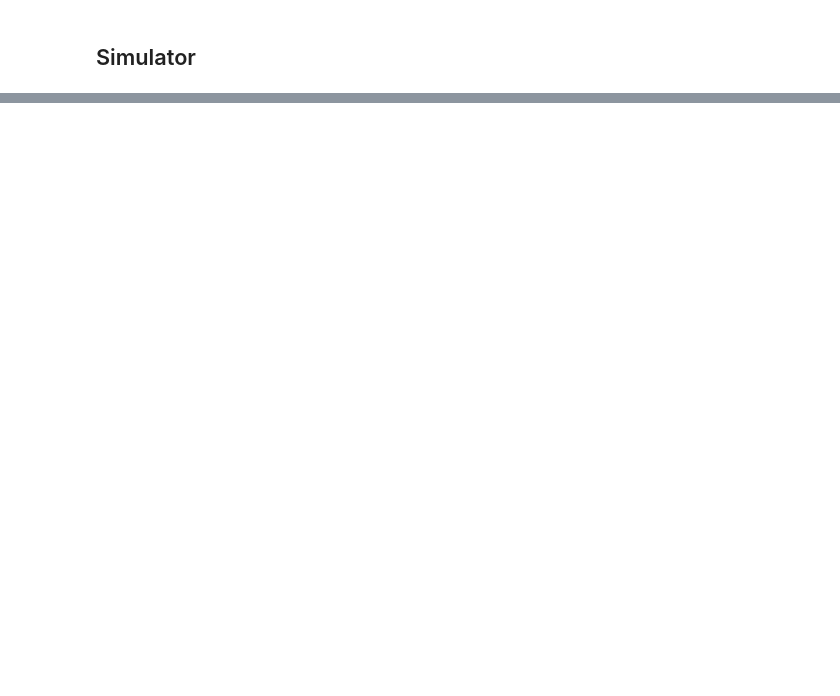
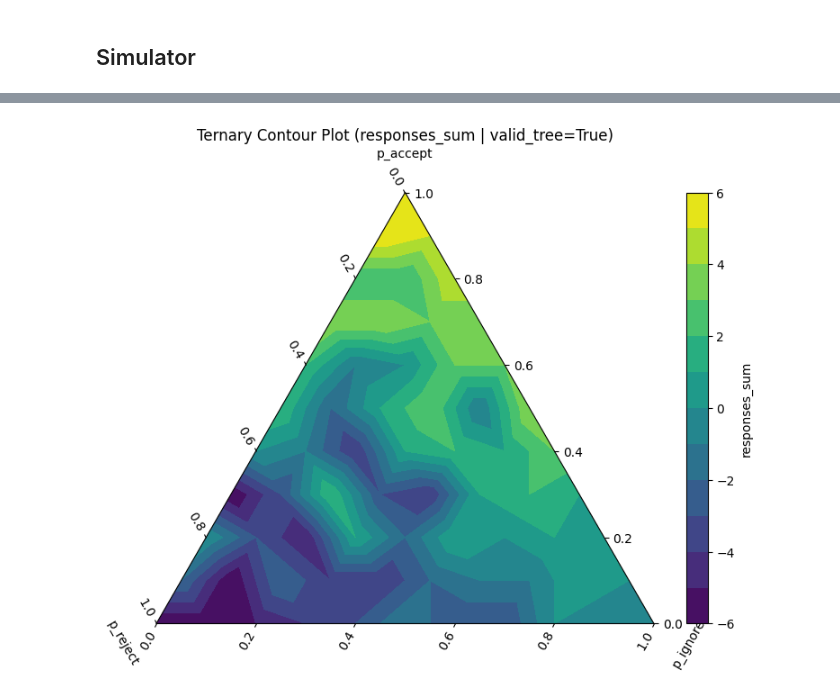
Before and after one commit to aidamanzano/tree-consensus-algoritms, a Jupyter notebook: simulations.ipynb, the cells around one changed output, grey strips where cells are left out. Drawn from its saved outputs; the diff is of its cells as text; code cells hidden in the pictures; blank space fills up the shorter version.

Commit message:
first plot

```diff
--- a/simulations.ipynb
+++ b/simulations.ipynb
@@ -102,0 +116,34 @@ df
+# %%
+import pandas as pd
+import matplotlib.pyplot as plt
+import mpltern
+
+# Load your CSV
+df = pd.read_csv("/Users/amm3117/Desktop/TPoP 3/Code/tree-consensus/tree-consensus-algoritms/agent-based-simulations/n200_combined_df.csv")  # Update path as needed
+
+# Filter valid trees and drop NaNs
+filtered_df = df[df["valid_tree"] == True].copy()
+filtered_df = filtered_df.dropna(subset=["responses_sum"])
+
+# Extract values
+a = filtered_df["p_accept"].values
+b = filtered_df["p_reject"].values
+c = filtered_df["p_ignore"].values
+z = filtered_df["responses_sum"].values
+
+# Plot
+fig = plt.figure(figsize=(8, 6))
+ax = fig.add_subplot(projection='ternary')
+
+t = ax.tricontourf(a, b, c, z, levels=12, cmap="viridis")
+
+ax.set_tlabel("p_accept")
+ax.set_llabel("p_reject")
+ax.set_rlabel("p_ignore")
+ax.set_title("Ternary Contour Plot (responses_sum | valid_tree=True)")
+
+fig.colorbar(t, ax=ax, label="responses_sum")
+plt.tight_layout()
+plt.show()
+# %% [output]
+[figure, added]
```
Also changed, not shown: parts of 9 cells of this notebook, 8 other files.
